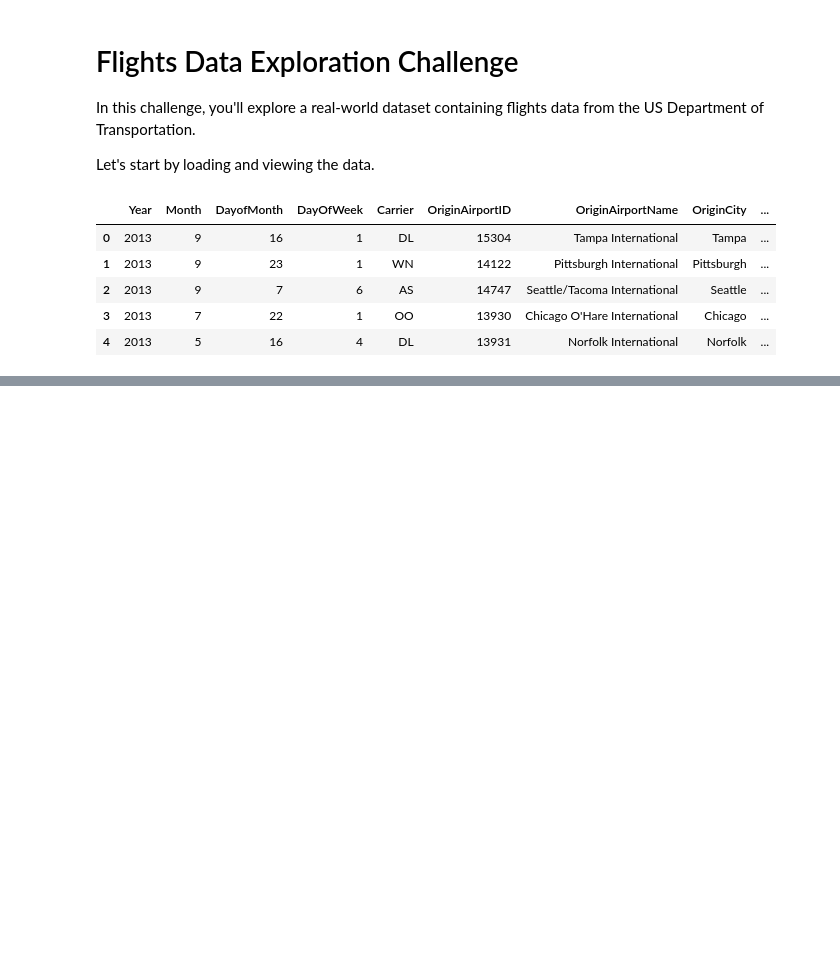
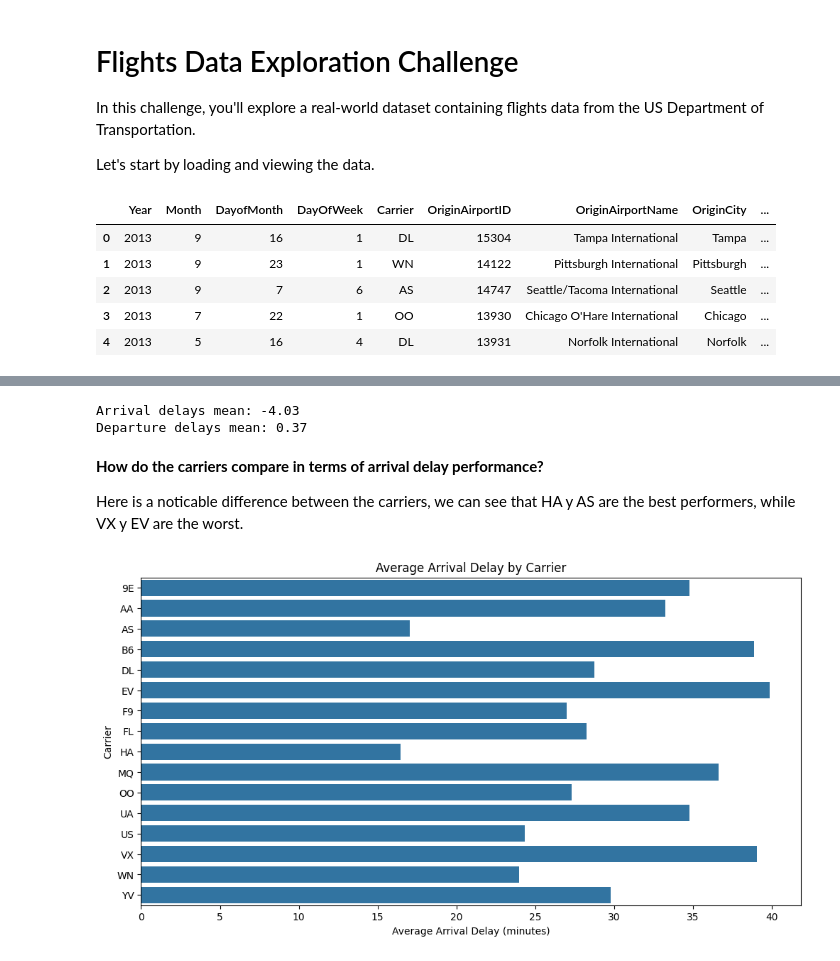
Before and after one commit to Karla40664/Data-Science, a Jupyter notebook: Exam1.ipynb, the cells around one changed output, grey strips where cells are left out. Cells and saved outputs as stored; diff of their text form; code cells hidden in the pictures; blank space fills up the shorter version.

```diff
--- a/Exam1.ipynb
+++ b/Exam1.ipynb
@@ -62,0 +317,25 @@ Add markdown and code cells as required to create your solution.
+# %%
+print('Arrival delays mean:', df_flights_cleaned['ArrDelay'].mean().round(2))
+print('Departure delays mean:', df_flights_cleaned['DepDelay'].mean().round(2))
+# %% [output]
+Arrival delays mean: -4.03
+Departure delays mean: 0.37
+# %% [markdown]
+**How do the carriers compare in terms of arrival delay performance?**
+
+Here is a noticable difference between the carriers, we can see that HA y AS are the best performers, while VX y EV are the worst.
+# %%
+positive_arrival_delays = df_flights[df_flights['ArrDelay'] >= 0]
+
+average_arrival_delay_by_carrier = positive_arrival_delays.groupby('Carrier')['ArrDelay'].mean().reset_index()
+
+plt.figure(figsize=(12, 6))
+sns.barplot(x='ArrDelay', y='Carrier', data=average_arrival_delay_by_carrier)
+
+plt.title('Average Arrival Delay by Carrier')
+plt.xlabel('Average Arrival Delay (minutes)')
+plt.ylabel('Carrier')
+
+plt.show()
+# %% [output]
+[figure, added]
```
Also changed, not shown: parts of 39 cells of this notebook.
